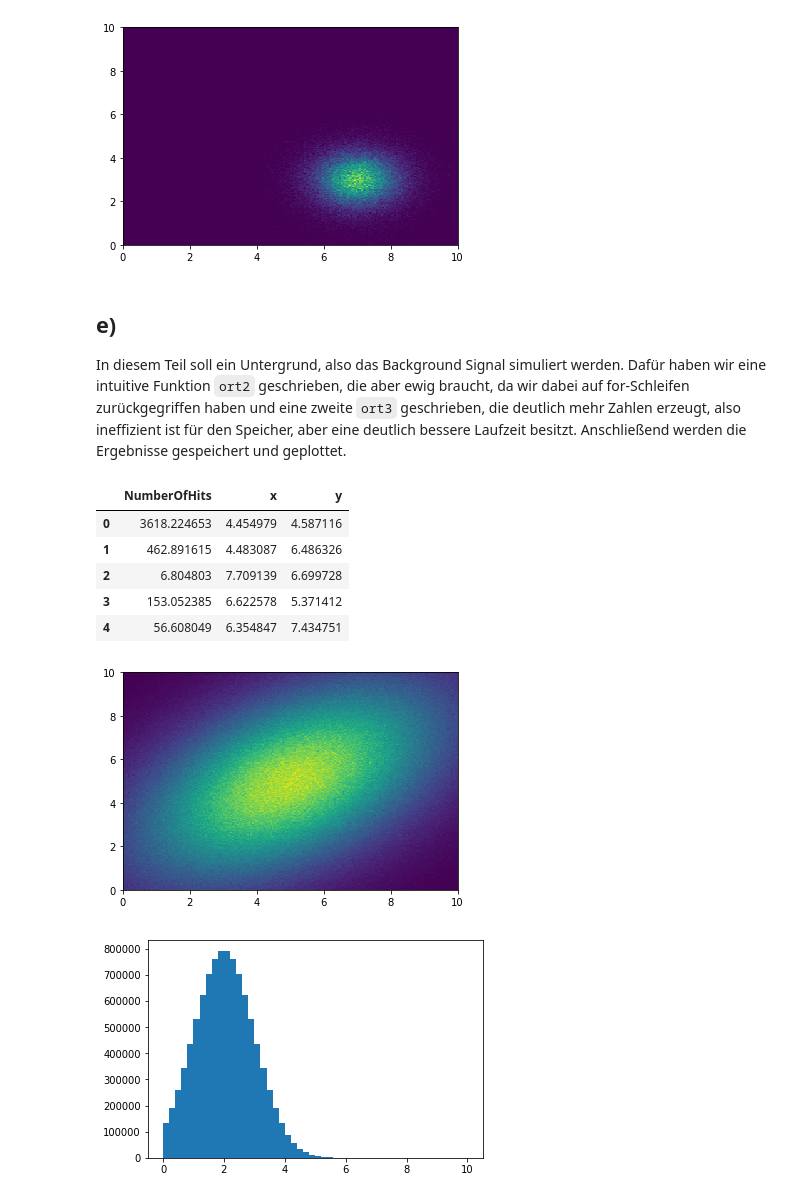
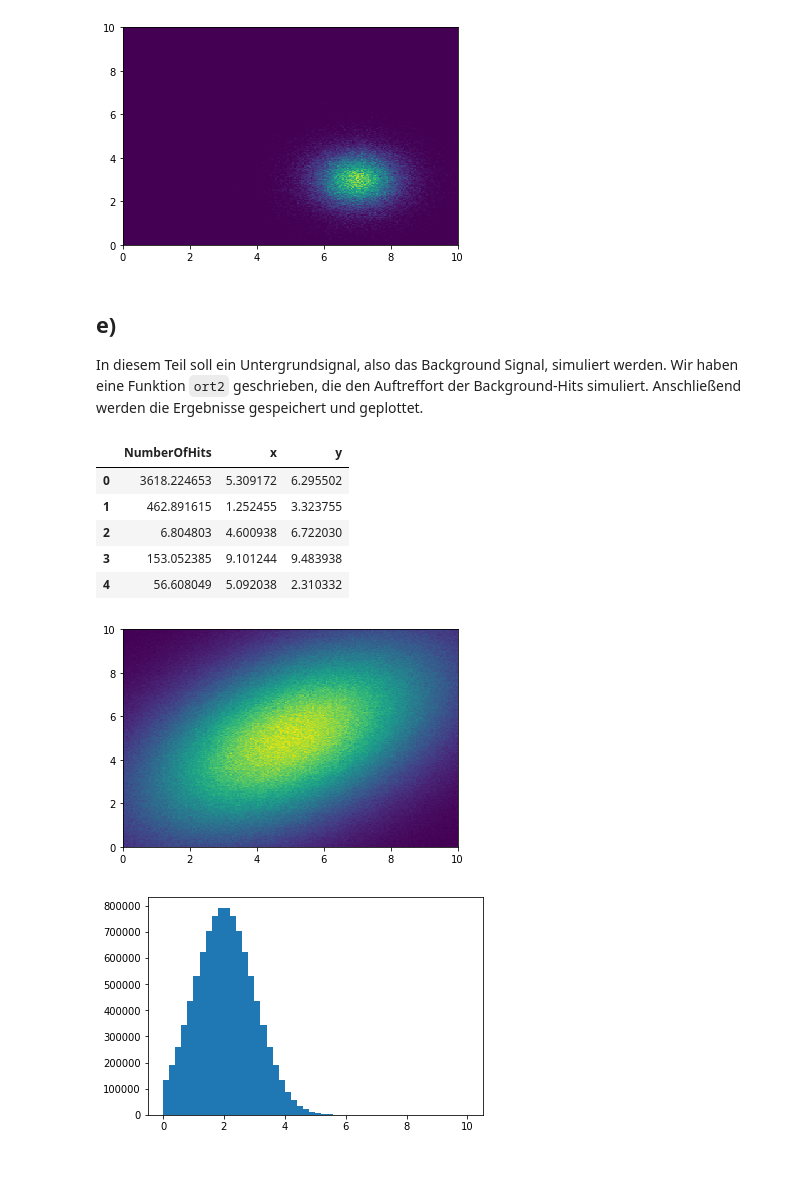
Before and after one commit to jpwgnr/SMD_Abgaben, a Jupyter notebook: Blatt4_Schubert_Herdieckerhoff_Overhoff/Blatt4.ipynb, the cells around one changed output. Drawn from its saved outputs; the diff is of its cells as text; code cells hidden in the pictures; blank space fills up the shorter version.

```diff
--- a/Blatt4_Schubert_Herdieckerhoff_Overhoff/Blatt4.ipynb
+++ b/Blatt4_Schubert_Herdieckerhoff_Overhoff/Blatt4.ipynb
@@ -145,22 +146,21 @@ None
 # %% [markdown]
 ## e)
 
-In diesem Teil soll ein Untergrund, also das Background Signal simuliert werden. Dafür haben wir eine intuitive Funktion `ort2` geschrieben, die aber ewig braucht, da wir dabei auf for-Schleifen zurückgegriffen haben und eine zweite `ort3` geschrieben, die deutlich mehr Zahlen erzeugt, also ineffizient ist für den Speicher, aber eine deutlich bessere Laufzeit besitzt.
+In diesem Teil soll ein Untergrundsignal, also das Background Signal, simuliert werden. Wir haben eine Funktion `ort2` geschrieben, die den Auftreffort der Background-Hits simuliert.
 Anschließend werden die Ergebnisse gespeichert und geplottet.
 # %%
-#Speicher Effizient, braucht aber ewig
-def ort2(sigma, mean, rho, N):
+def ort2(sigma, mean, rho, N): #Std, Erwartungswert, Korrelation und Anzahl der zu erzeugenden Verteilung
     x = []
     y = []
     numb = N
     while len(x) < N:
         a = np.random.normal(0,1,numb)
         b = np.random.normal(0,1,numb)
-        for i in range(numb):
-            a[i] = np.sqrt(1-rho**2)*sigma*a[i] + sigma*rho*b[i] + mean
-            b[i] = sigma*b[i] + mean
-            if (a[i]>0 and a[i]<10 and b[i]>0 and b[i] <10):
-                x = np.append(x,a[i])
-                y = np.append(y,b[i])
-        numb -= len(x)
+        a1 = np.sqrt(1-rho**2)*sigma*a + sigma*rho*b + mean
+        b1 = sigma*b + mean
+        anew = a1[(a1>0) & (a1<10) & (b1>0) & (b1<10)]
+        bnew = b1[(a1>0) & (a1<10) & (b1>0) & (b1<10)]
+        x = np.append(x,anew)
+        y = np.append(y,bnew)
+        numb = N - len(x)
     return x,y
@@ -178,27 +167,27 @@ def ort3(sigma, mean, rho, N):
 # %%
-hitslog = np.random.normal(2,1, 10**7)
+hitslog = np.random.normal(2,1, 10**7) #Erzeugen der Number of Hits
 sigma = 3
 mean = 5
 rho = 0.5
-x, y = ort3(sigma, mean, rho, 10**7)
+x, y = ort2(sigma, mean, rho, 10**7) #Bestimmen der Orte der Hits
 
-Background = pd.DataFrame({
+Background = pd.DataFrame({ #Speichern des simulierten Backgrounds
     'NumberOfHits': 10**hitslog,
     'x': x,
     'y': y
 })
-Background.to_hdf('NeutrinoMC.hdf5', key='Background')
-Background.head()
+Background.to_hdf('NeutrinoMC.hdf5', key='Background') #Speichern des Backgrounds
+Background.head() #Überprüfen des Dataframes
 # %% [output]
 |  | NumberOfHits | x | y |
-| 0 | 3618.224653 | 4.454979 | 4.587116 |
-| 1 | 462.891615 | 4.483087 | 6.486326 |
-| 2 | 6.804803 | 7.709139 | 6.699728 |
-| 3 | 153.052385 | 6.622578 | 5.371412 |
-| 4 | 56.608049 | 6.354847 | 7.434751 |
+| 0 | 3618.224653 | 5.309172 | 6.295502 |
+| 1 | 462.891615 | 1.252455 | 3.323755 |
+| 2 | 6.804803 | 4.600938 | 6.722030 |
+| 3 | 153.052385 | 9.101244 | 9.483938 |
+| 4 | 56.608049 | 5.092038 | 2.310332 |
 # %%
-plt.hist2d(x, y, bins=[200, 200], range=[[0,10],[0,10]])
+plt.hist2d(x, y, bins=[200, 200], range=[[0,10],[0,10]]) #Histogrammieren des Backgrounds
 None
 # %% [output]
-[figure, old version]
+[figure, new version]
 # %%
```
Also changed, not shown: parts of 23 cells of this notebook, 1 other file.
